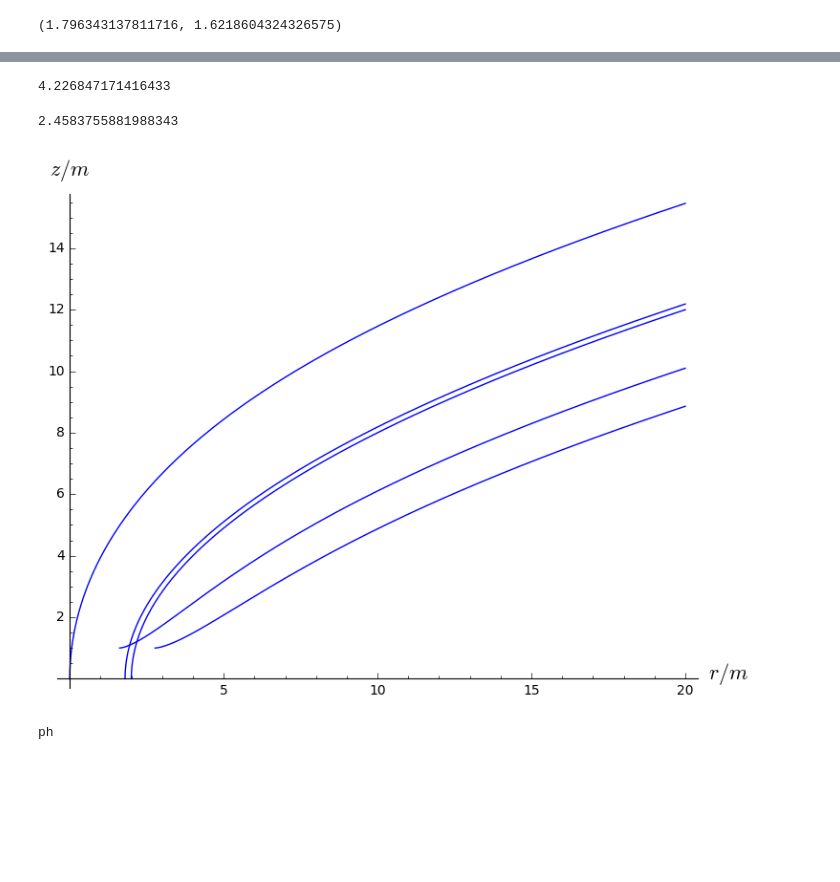
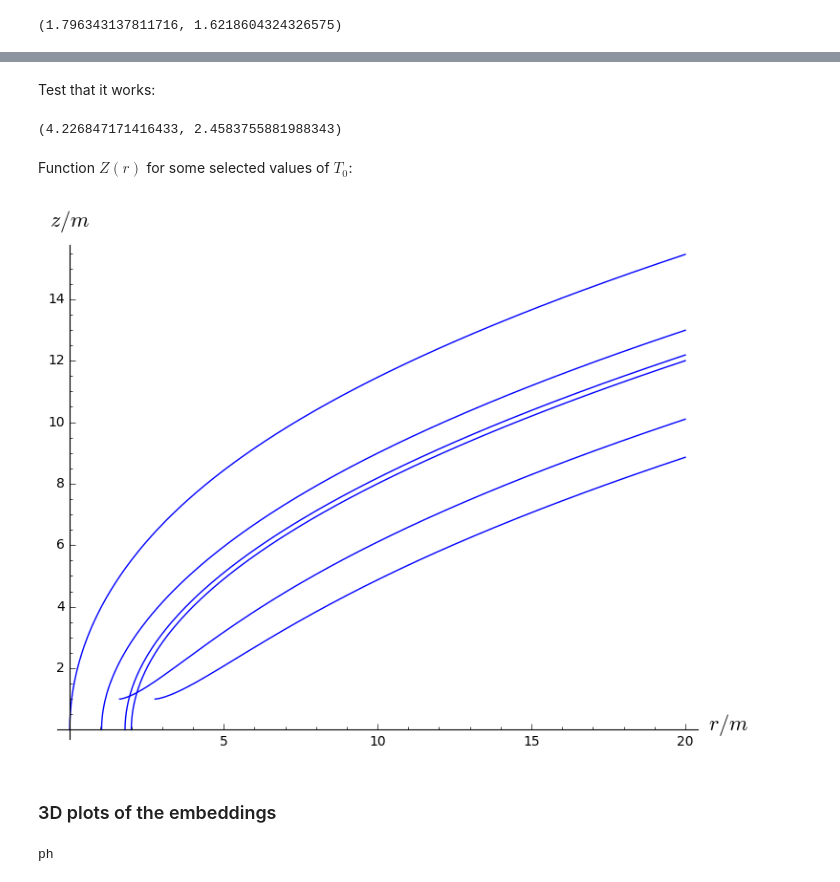
Before and after one commit to egourgoulhon/BHLectures, a Jupyter notebook: sage/Einstein-Rosen_bridge.ipynb, the cells around one changed output, grey strips where cells are left out. Drawn from its saved outputs; the diff is of its cells as text; code cells hidden in the pictures; blank space fills up the shorter version.

```diff
--- a/sage/Einstein-Rosen_bridge.ipynb
+++ b/sage/Einstein-Rosen_bridge.ipynb
@@ -76,6 +109,3 @@ z = integrate(zp(r,T), r)
 z
 # %% [output]
 sqrt(2)*integrate(sqrt(-(T^2*e^(-1/2*r) - 1)/(2*T^2*e^(-1/2*r) + r - 2)), r)
-# %%
-T0=3/2
-plot((1-T0^2*e^(-r/2))/(r/2-1+T0^2*e^(-r/2)), (r,0,4))
@@ -104,24 +136,24 @@ def zz(r1, T0):
     if T0 > 1:
         return numint[0] + 1
     return numint[0]
+# %% [markdown]
+Test that it works:
 # %%
-zz(4, 1/2)
+zz(4, 1/2), zz(4, 3/2)
 # %% [output]
-4.226847171416433
+(4.226847171416433, 2.4583755881988343)
-# %%
-zz(4, 3/2)
-# %% [output]
-2.4583755881988343
+# %% [markdown]
+Function $Z(r)$ for some selected values of $T_0$:
 # %%
-T0_list = [0., 0.5, 1., 1.5, 2.]
-#T0_list = [0, 0.98, 0.99, 0.999, 1, 1.1, 1.5, 2]
+T0_list = [0., 0.5, 0.9, 1., 1.5, 2.]
 g = Graphics()
 for T0 in T0_list:
     g += plot(lambda r: zz(r, T0), rmin(T0), 20)
+show(g, aspect_ratio=1, xmin=0, xmax=20, axes_labels=[r'$r/m$', r'$z/m$'])
+# %% [output]
+[figure, added]
-# %%
-show(g, aspect_ratio=1, xmin=0, xmax=20, axes_labels=[r'$r/m$', r'$z/m$'])
-# %% [output]
-[figure, removed]
+# %% [markdown]
+### 3D plots of the embeddings
 # %%
 var('ph', latex_name=r'\phi', domain='real')
 # %% [output]
```
Also changed, not shown: parts of 26 cells of this notebook, 4 other files.
